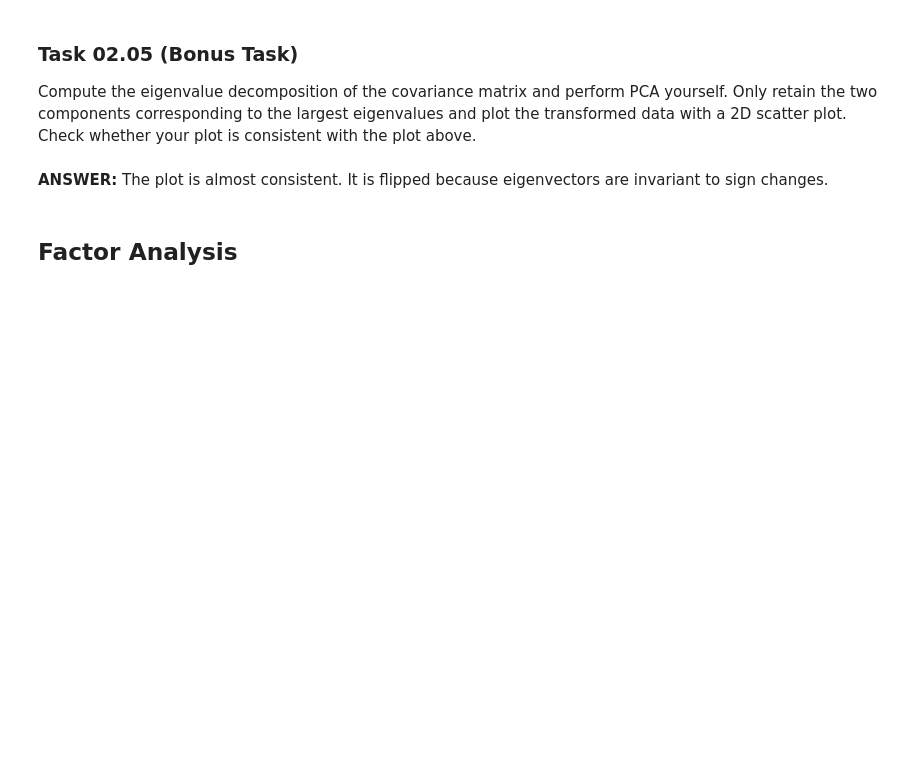
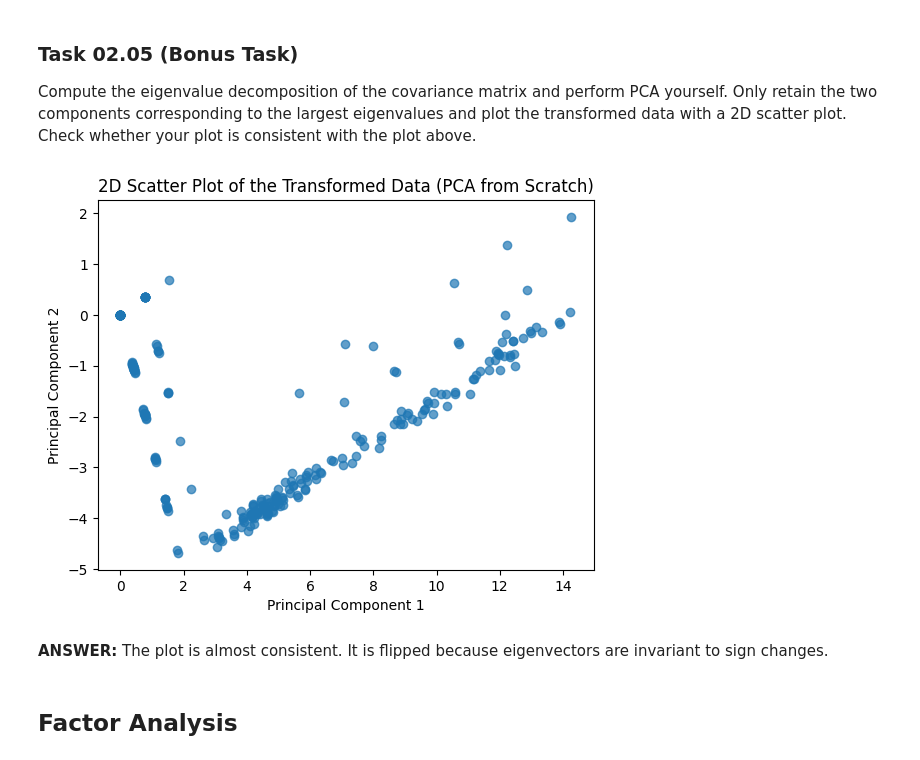
Before and after one commit to sachinskss/dataminingEx, a Jupyter notebook: sheet02.ipynb, the cells around one changed output. Drawn from its saved outputs; the diff is of its cells as text; code cells hidden in the pictures; blank space fills up the shorter version.

```diff
--- a/sheet02.ipynb
+++ b/sheet02.ipynb
@@ -93,6 +108,18 @@ Plot the data using a 2D scatter plot.
 ### Task 02.05 (Bonus Task)
 
 Compute the eigenvalue decomposition of the covariance matrix and perform PCA yourself. Only retain the two components corresponding to the largest eigenvalues and plot the transformed data with a 2D scatter plot. Check whether your plot is consistent with the plot above.
+# %%
+eigenval, eigenvec= np.linalg.eig(cov_mat)
+eigenval = np.sort(eigenval)[::-1]
+top_2_eigenvectors = eigenvec[:, :2]
+latent_data = np.dot(data, top_2_eigenvectors)
+plt.scatter(latent_data[:, 0], latent_data[:, 1], alpha=0.7)
+plt.xlabel('Principal Component 1')
+plt.ylabel('Principal Component 2')
+plt.title('2D Scatter Plot of the Transformed Data')
+plt.show()
+# %% [output]
+[figure, added]
 # %% [markdown]
 **ANSWER:** The plot is almost consistent. It is flipped because eigenvectors are invariant to sign changes.
 # %% [markdown]
```
Also changed, not shown: parts of 2 cells of this notebook.
